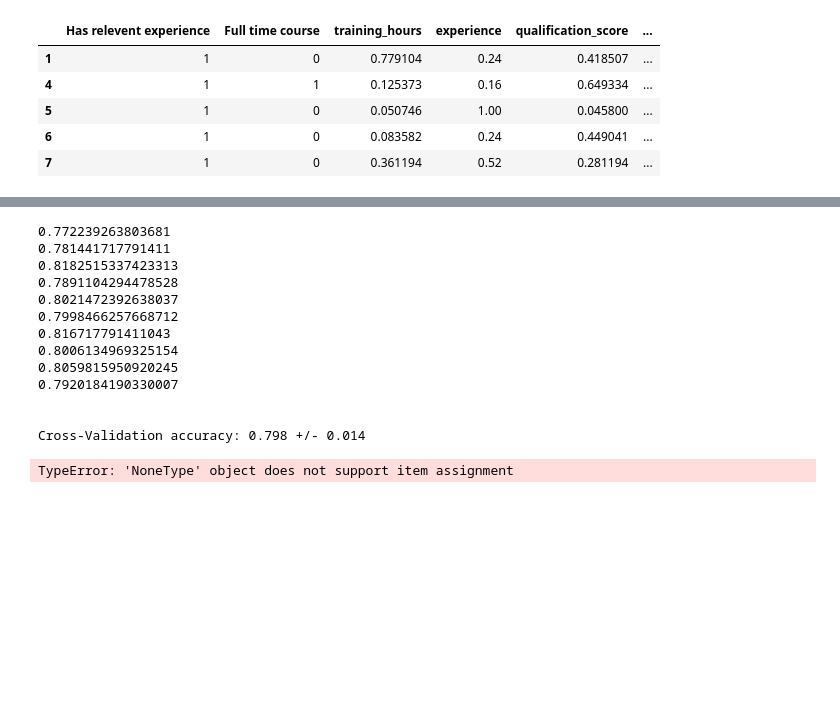
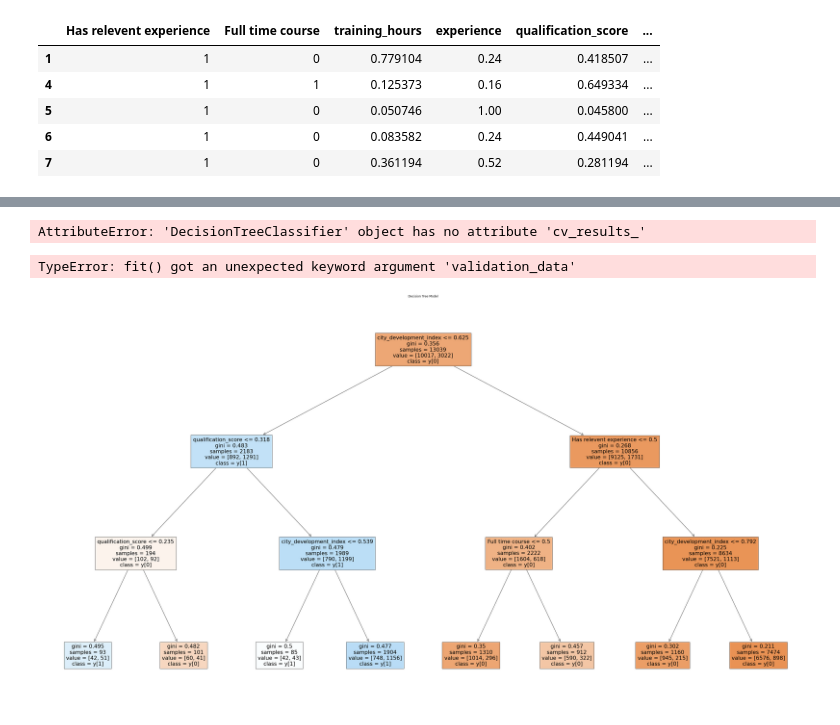
Before and after one commit to BarGanor/ml_project, a Jupyter notebook: project_part_2.ipynb, the cells around one changed output, grey strips where cells are left out. Saved outputs shown, nothing was run; the diff lists cells and outputs as text; code cells hidden in the pictures; blank space fills up the shorter version.

```diff
--- a/project_part_2.ipynb
+++ b/project_part_2.ipynb
@@ -57,0 +179,4 @@ TypeError: 'NoneType' object does not support item assignment
+# %%
+model = DecisionTreeClassifier(max_depth=3, criterion='gini', min_samples_leaf=81)
+
+validation_SCORE= train_model_by_kfold(data, model)
@@ -58,4 +201,5 @@ TypeError: 'NoneType' object does not support item assignment
 # %%
+
 def train_model_by_kfold1(df, model):
     kf = KFold(n_splits=10)
     X = df.drop(columns=['target'])
@@ -64,10 +208,11 @@ def train_model_by_kfold1(df, model):
     for train_index, test_index in kf.split(df):
         X_train, X_test = X.iloc[train_index], X.iloc[test_index]
         y_train, y_test = y.iloc[train_index], y.iloc[test_index]
-        model.fit(X_train,y_train)
+        model.fit(X_train,y_train, validation_data=(X_test,y_test))
         score = model.score(X_test, y_test)
         scores.append(score)
         print(score)
 
     print('\n\nCross-Validation accuracy: %.3f +/- %.3f' % (np.mean(scores), np.std(scores)))
+    print('\n\nCross-Training accuracy: %.3f +/- %.3f' % (np.mean(scores), np.std(scores)))
     return  np.mean(scores)
@@ -138,17 +218,0 @@ criterion(data, do_plot=True)
-# %%
-criterion(data, do_plot=True)
-# %% [output]
-0.772239263803681
-0.781441717791411
-0.8182515337423313
-0.7891104294478528
-0.8021472392638037
-0.7998466257668712
-0.816717791411043
-0.8006134969325154
-0.8059815950920245
-0.7920184190330007
-
-
-Cross-Validation accuracy: 0.798 +/- 0.014
-TypeError: 'NoneType' object does not support item assignment
@@ -158,0 +219,34 @@ min_impurity_decrease(data, do_plot)
+# %%
+# Post Pruning:
+X_train = data.drop(columns=['target'])
+y_train = data['target']
+
+model = DecisionTreeClassifier(max_depth=3, criterion='gini', min_samples_leaf=81)
+model.fit(X_train,y_train)
+
+
+best_params_DT = model
+all_score_DT = pd.DataFrame({'param': model.cv_results_["params"],
+                             'Val_Accuracy': model.cv_results_["mean_test_score"],
+                             'Train_Accuracy': model.cv_results_["mean_train_score"]})
+best_score_DT = all_score_DT[all_score_DT['param'] == best_params_DT]
+best_DT_model = model.best_estimator_
+# %% [output]
+AttributeError: 'DecisionTreeClassifier' object has no attribute 'cv_results_'
+# %%
+model = DecisionTreeClassifier(max_depth=3, criterion='gini', min_samples_leaf=81)
+train_model_by_kfold1(data, model)
+# %% [output]
+TypeError: fit() got an unexpected keyword argument 'validation_data'
+# %%
+
+    X = data.drop(columns=['target'])
+    Y = data['target']
+    model = DecisionTreeClassifier(max_depth=3, criterion='gini', min_samples_leaf=81)
+    model.fit(X,Y)
+    plt.figure(figsize=(55, 30))
+    plot_tree(model, filled=True, class_names=True,feature_names=X.columns[:])
+    plt.title("Decision Tree Model")
+    plt.show()
+# %% [output]
+[figure, added]
```
Also changed, not shown: parts of 16 cells of this notebook.
